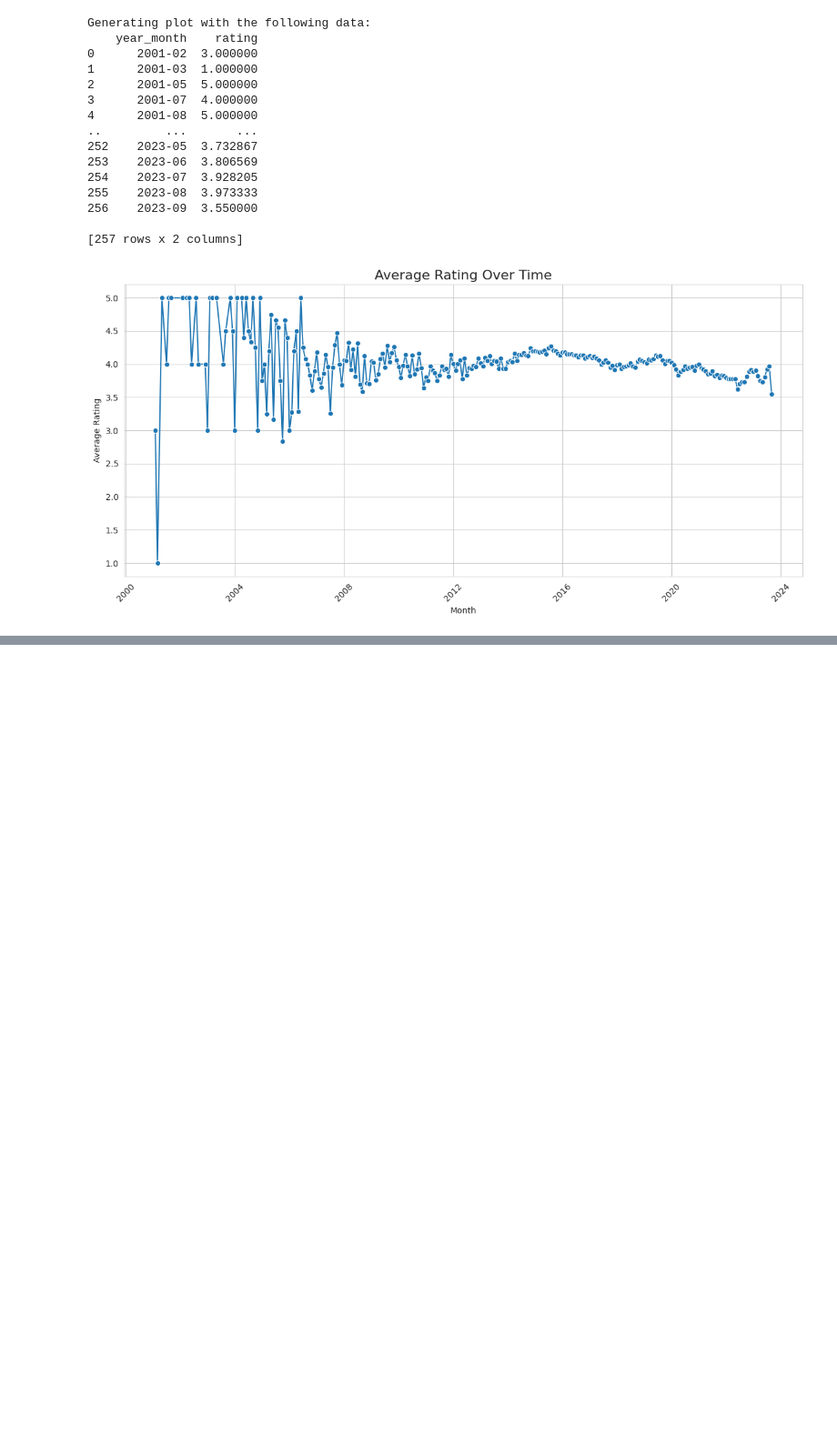
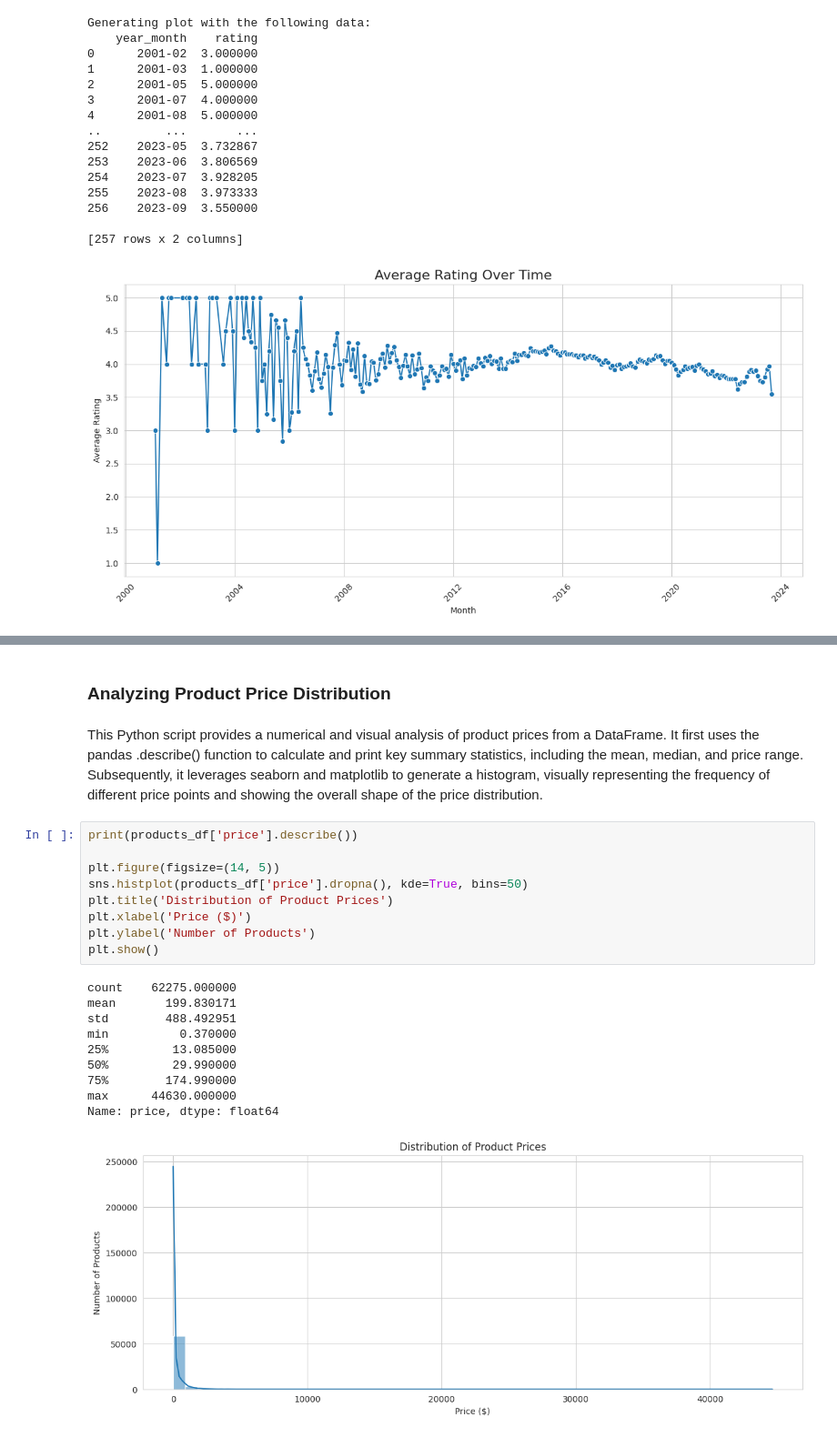
Before and after one commit to Bhawesh-Agrawal/Segmentation, a Jupyter notebook: Segmentation.ipynb, the cells around one changed output, grey strips where cells are left out. Shown at 91% size. Drawn from its saved outputs; the diff is of its cells as text; blank space fills up the shorter version.

```diff
--- a/Segmentation.ipynb
+++ b/Segmentation.ipynb
@@ -487,0 +1000,24 @@ Generating plot with the following data:
+# %% [markdown]
+### Analyzing Product Price Distribution
+# %% [markdown]
+This Python script provides a numerical and visual analysis of product prices from a DataFrame. It first uses the pandas .describe() function to calculate and print key summary statistics, including the mean, median, and price range. Subsequently, it leverages seaborn and matplotlib to generate a histogram, visually representing the frequency of different price points and showing the overall shape of the price distribution.
+# %%
+print(products_df['price'].describe())
+
+plt.figure(figsize=(14, 5))
+sns.histplot(products_df['price'].dropna(), kde=True, bins=50)
+plt.title('Distribution of Product Prices')
+plt.xlabel('Price ($)')
+plt.ylabel('Number of Products')
+plt.show()
+# %% [output]
+count    62275.000000
+mean       199.830171
+std        488.492951
+min          0.370000
+25%         13.085000
+50%         29.990000
+75%        174.990000
+max      44630.000000
+Name: price, dtype: float64
+[figure, added]
```
Also changed, not shown: parts of 55 cells of this notebook.
